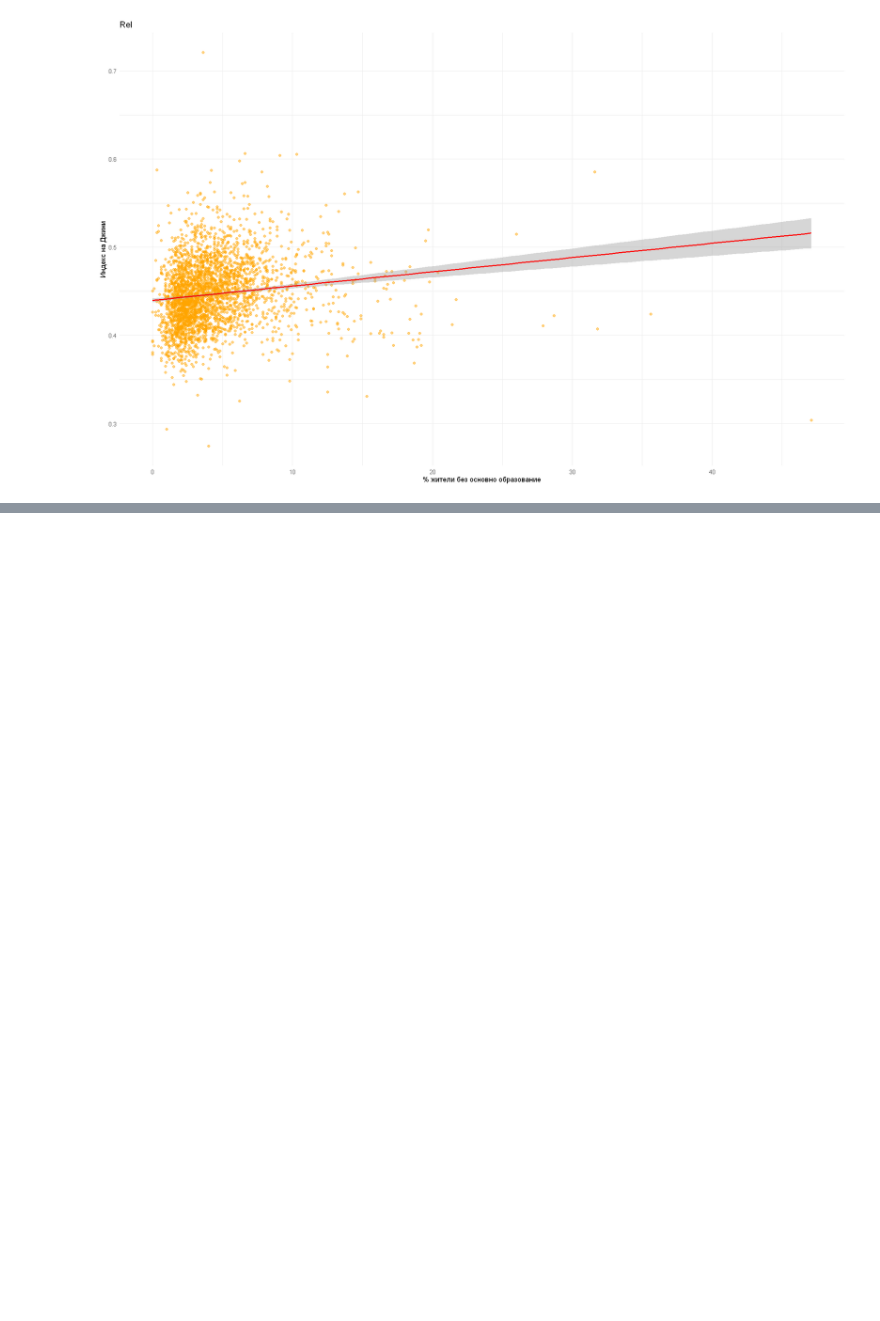
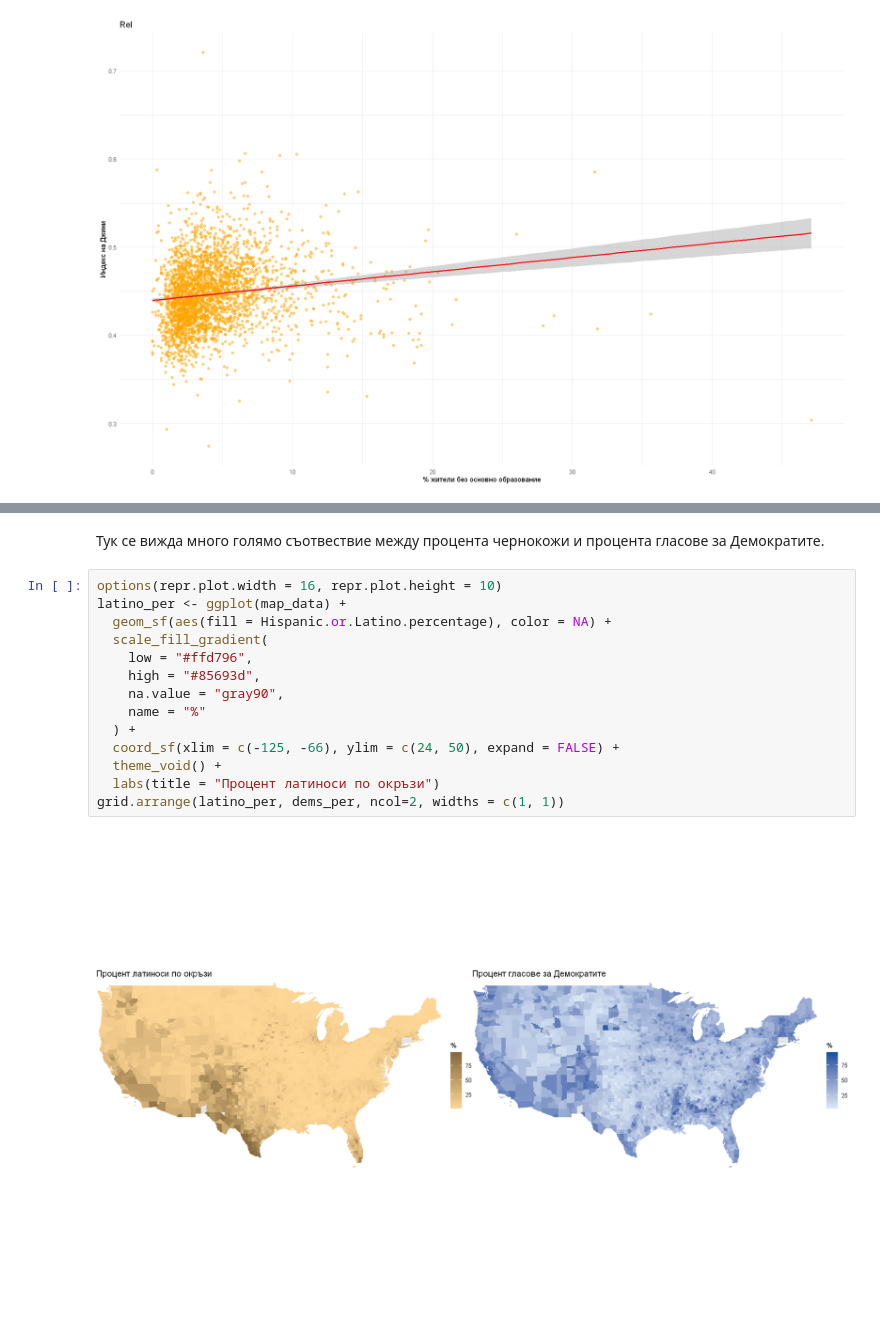
Before and after one commit to tkostadinov004/election-prediction, a Jupyter notebook: Project.ipynb, the cells around one changed output, grey strips where cells are left out. Cells and saved outputs as stored; diff of their text form; blank space fills up the shorter version.

```diff
--- a/Project.ipynb
+++ b/Project.ipynb
@@ -308,0 +337,18 @@ grid.arrange(dem_gini, dem_median_income, ncol=2, widths = c(1, 1))
+# %% [markdown]
+Тук се вижда много голямо съотвествие между процента чернокожи и процента гласове за Демократите.
+# %%
+options(repr.plot.width = 16, repr.plot.height = 10)
+latino_per <- ggplot(map_data) +
+  geom_sf(aes(fill = Hispanic.or.Latino.percentage), color = NA) +
+  scale_fill_gradient(
+    low = "#ffd796",
+    high = "#85693d",
+    na.value = "gray90",
+    name = "%"
+  ) +
+  coord_sf(xlim = c(-125, -66), ylim = c(24, 50), expand = FALSE) +
+  theme_void() +
+  labs(title = "Процент латиноси по окръзи")
+grid.arrange(latino_per, dems_per, ncol=2, widths = c(1, 1))
+# %% [output]
+[figure, added]
```
Also changed, not shown: parts of 19 cells of this notebook.
